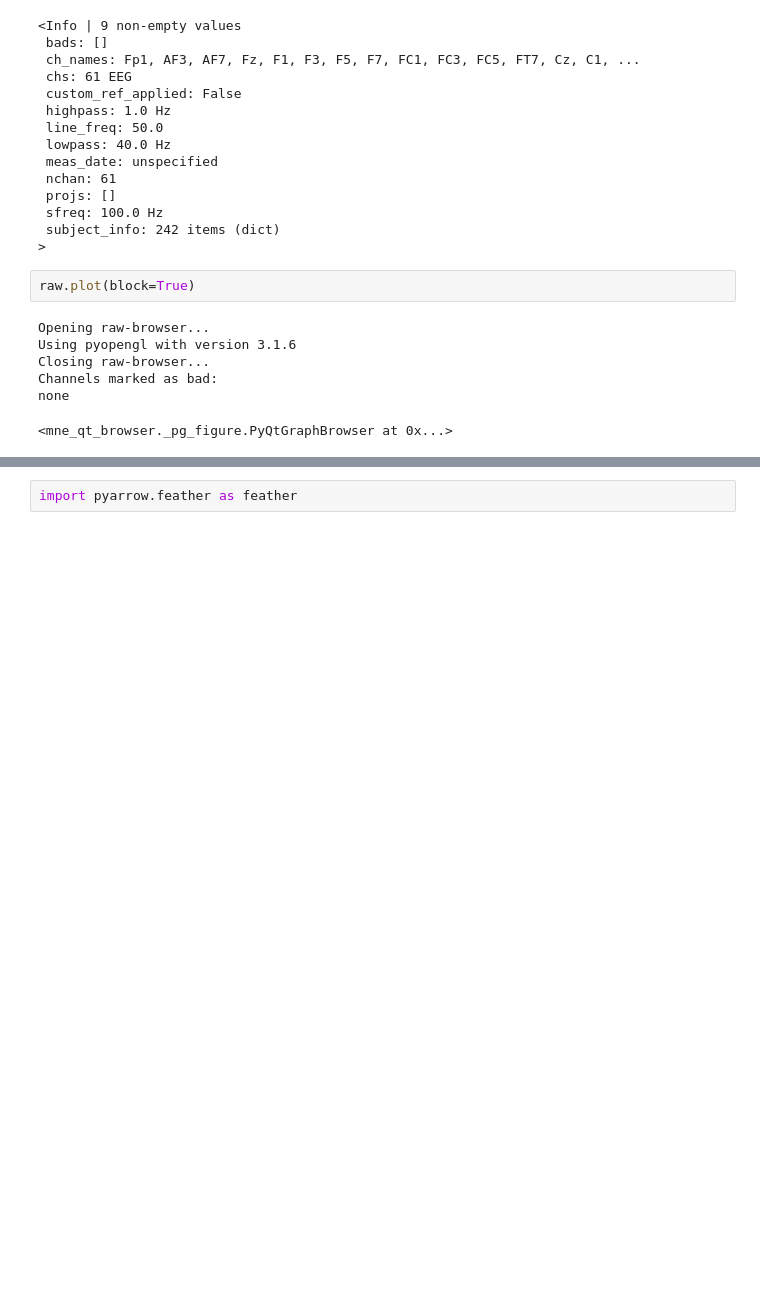
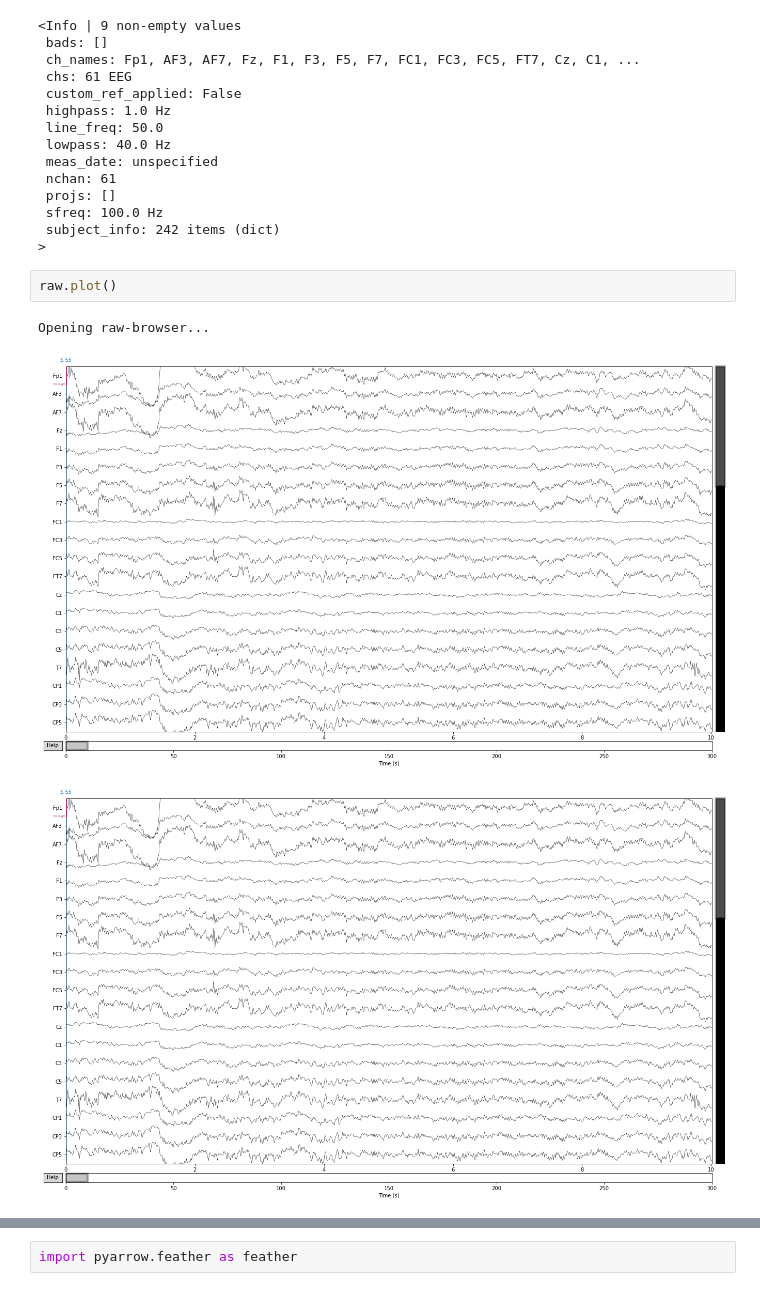
Before and after one commit to aghatpande/eff_v0.1, a Jupyter notebook: mne_bids_explore_data_interactive.ipynb, the cells around one changed output, grey strips where cells are left out. Drawn from its saved outputs; the diff is of its cells as text; blank space fills up the shorter version.

```diff
--- a/mne_bids_explore_data_interactive.ipynb
+++ b/mne_bids_explore_data_interactive.ipynb
@@ -225,12 +157,9 @@ print(raw.info)
  subject_info: 242 items (dict)
 >
 # %%
-raw.plot(block=True)
+raw.plot()
 # %% [output]
 Opening raw-browser...
-Using pyopengl with version 3.1.6
-Closing raw-browser...
-Channels marked as bad:
-none
-<mne_qt_browser._pg_figure.PyQtGraphBrowser at 0x...>
+[figure, added]
+[figure, added]
 # %%
```
Also changed, not shown: parts of 12 cells of this notebook.
